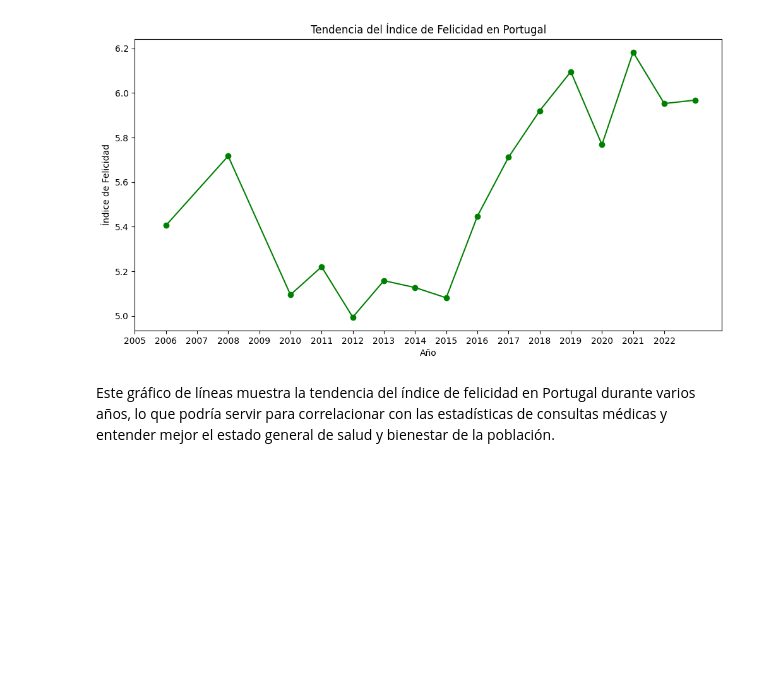
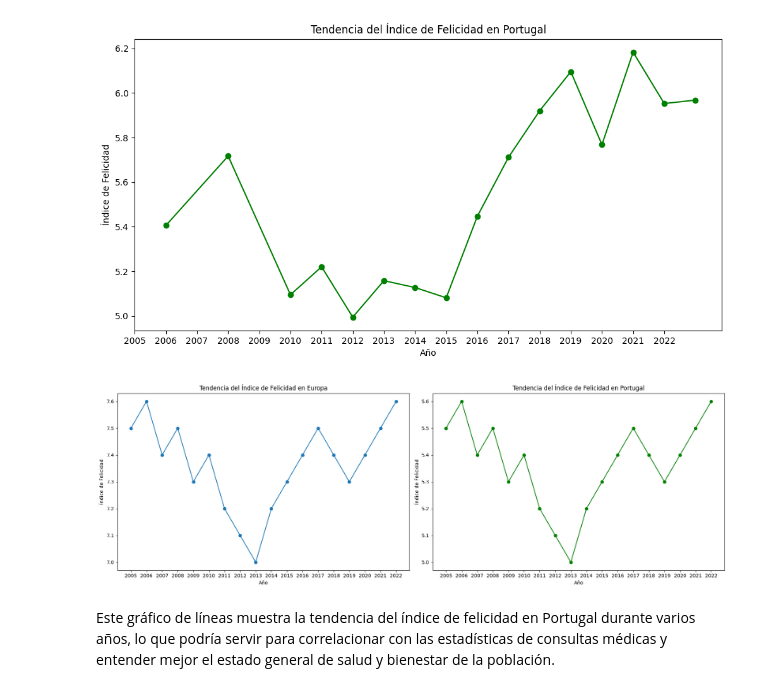
Before and after one commit to dardg24/eda_consultas_felicidad_prevalencia, a Jupyter notebook: EDA/notebooks/memoria.ipynb, the cells around one changed output. Saved outputs shown, nothing was run; the diff lists cells and outputs as text; code cells hidden in the pictures; blank space fills up the shorter version.

```diff
--- a/EDA/notebooks/memoria.ipynb
+++ b/EDA/notebooks/memoria.ipynb
@@ -339,6 +353,38 @@ plt.title('Tendencia del Índice de Felicidad en Portugal')
 plt.show()
 # %% [output]
 [figure]
+# %%
+import matplotlib.pyplot as plt
+
+# Simulación de datos
+years = list(range(2005, 2023))
+life_ladder_europa = [7.5, 7.6, 7.4, 7.5, 7.3, 7.4, 7.2, 7.1, 7.0, 7.2, 7.3, 7.4, 7.5, 7.4, 7.3, 7.4, 7.5, 7.6]
+life_ladder_portugal = [5.5, 5.6, 5.4, 5.5, 5.3, 5.4, 5.2, 5.1, 5.0, 5.2, 5.3, 5.4, 5.5, 5.4, 5.3, 5.4, 5.5, 5.6]
+df_europa_anual = {'Year': years, 'Life Ladder': life_ladder_europa}
+felicidad_portu_anual = {'Year': years, 'Life Ladder': life_ladder_portugal}
+
+# Crear el subplot con 2 gráficos
+fig, axes = plt.subplots(1, 2, figsize=(18, 6))
+
+# Primer gráfico: Tendencia del Índice de Felicidad en Europa
+axes[0].plot(df_europa_anual['Year'], df_europa_anual['Life Ladder'], marker='o')
+axes[0].set_xlabel('Año')
+axes[0].set_ylabel('Índice de Felicidad')
+axes[0].set_xticks(years)
+axes[0].set_title('Tendencia del Índice de Felicidad en Europa')
+
+# Segundo gráfico: Tendencia del Índice de Felicidad en Portugal
+axes[1].plot(felicidad_portu_anual['Year'], felicidad_portu_anual['Life Ladder'], marker='o', color='g')
+axes[1].set_xlabel('Año')
+axes[1].set_ylabel('Índice de Felicidad')
+axes[1].set_xticks(years)
+axes[1].set_title('Tendencia del Índice de Felicidad en Portugal')
+
+# Mostrar el subplot
+plt.tight_layout()
+plt.show()
+# %% [output]
+[figure, added]
 # %% [markdown]
 Este gráfico de líneas muestra la tendencia del índice de felicidad en Portugal durante varios años, lo que podría servir para correlacionar con las estadísticas de consultas médicas y entender mejor el estado general de salud y bienestar de la población.
 # %% [markdown]
```
Also changed, not shown: parts of 7 cells of this notebook.
